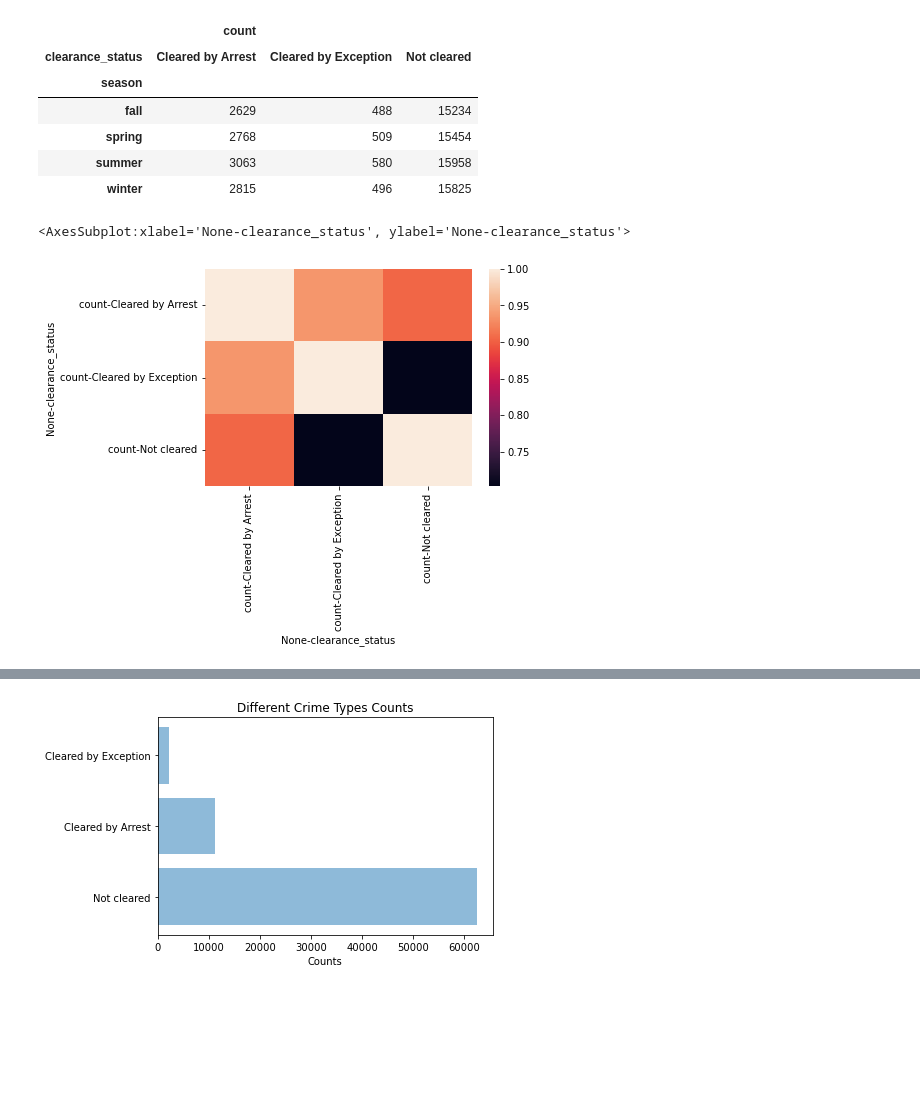
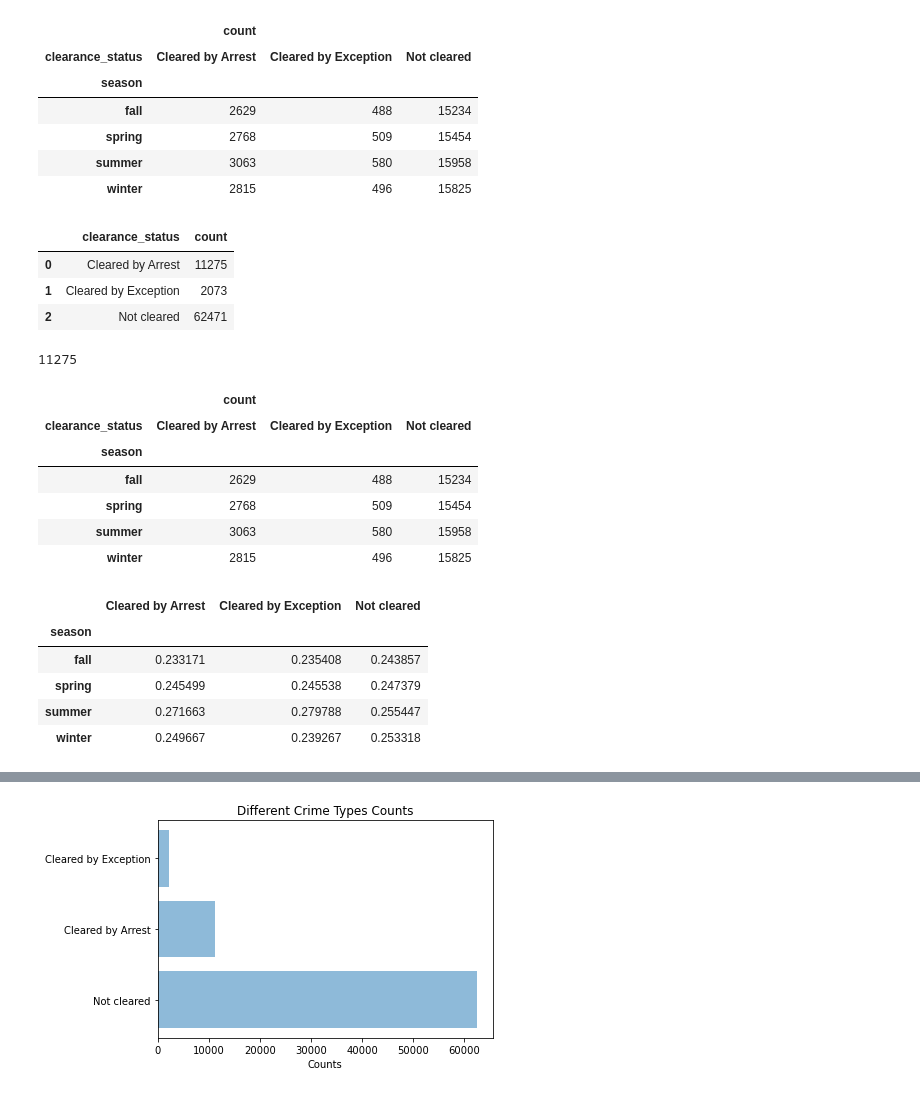
Before and after one commit to COGS118A/Group042-Sp22, a Jupyter notebook: Checkpoint_group042.ipynb, the cells around one changed output, grey strips where cells are left out. Drawn from its saved outputs; the diff is of its cells as text; code cells hidden in the pictures; blank space fills up the shorter version.

```diff
--- a/Checkpoint_group042.ipynb
+++ b/Checkpoint_group042.ipynb
@@ -207,8 +206,26 @@ df.groupby(['clearance_status', 'season']).size().to_frame().reset_index().renam
 | spring | 2768 | 509 | 15454 |
 | summer | 3063 | 580 | 15958 |
 | winter | 2815 | 496 | 15825 |
+# %%
+total_counts_df = df.groupby(['clearance_status']).size().to_frame().reset_index().rename(columns={0:'count'})
+total_counts_df
+# %% [output]
+|  | clearance_status | count |
+| 0 | Cleared by Arrest | 11275 |
+| 1 | Cleared by Exception | 2073 |
+| 2 | Not cleared | 62471 |
+# %%
+total_counts_df['count'][0]
+# %% [output]
+11275
 # %%
-sns.heatmap(df.groupby(['clearance_status', 'season']).size().to_frame().reset_index().rename(columns={0:'count'}).pivot(index = 'season', columns = 'clearance_status').corr())
+temp_df = df.groupby(['clearance_status', 'season']).size().to_frame().reset_index().rename(columns={0:'count'}).pivot(index = 'season', columns = 'clearance_status')
+temp_df
 # %% [output]
-<AxesSubplot:xlabel='None-clearance_status', ylabel='None-clearance_status'>
-[figure, removed]
+|  | count |  |  |
+| clearance_status | Cleared by Arrest | Cleared by Exception | Not cleared |
+| season |  |  |  |
+| fall | 2629 | 488 | 15234 |
+| spring | 2768 | 509 | 15454 |
+| summer | 3063 | 580 | 15958 |
+| winter | 2815 | 496 | 15825 |
@@ -214,0 +238,10 @@ sns.heatmap(df.groupby(['clearance_status', 'season']).size().to_frame().reset_i
+# %%
+normalized_df = pd.concat([normalized_cleared_by_arrest_df, normalized_cleared_by_exception_df,normalized_not_cleared_df], axis=1)
+normalized_df
+# %% [output]
+|  | Cleared by Arrest | Cleared by Exception | Not cleared |
+| season |  |  |  |
+| fall | 0.233171 | 0.235408 | 0.243857 |
+| spring | 0.245499 | 0.245538 | 0.247379 |
+| summer | 0.271663 | 0.279788 | 0.255447 |
+| winter | 0.249667 | 0.239267 | 0.253318 |
```
Also changed, not shown: parts of 12 cells of this notebook.
